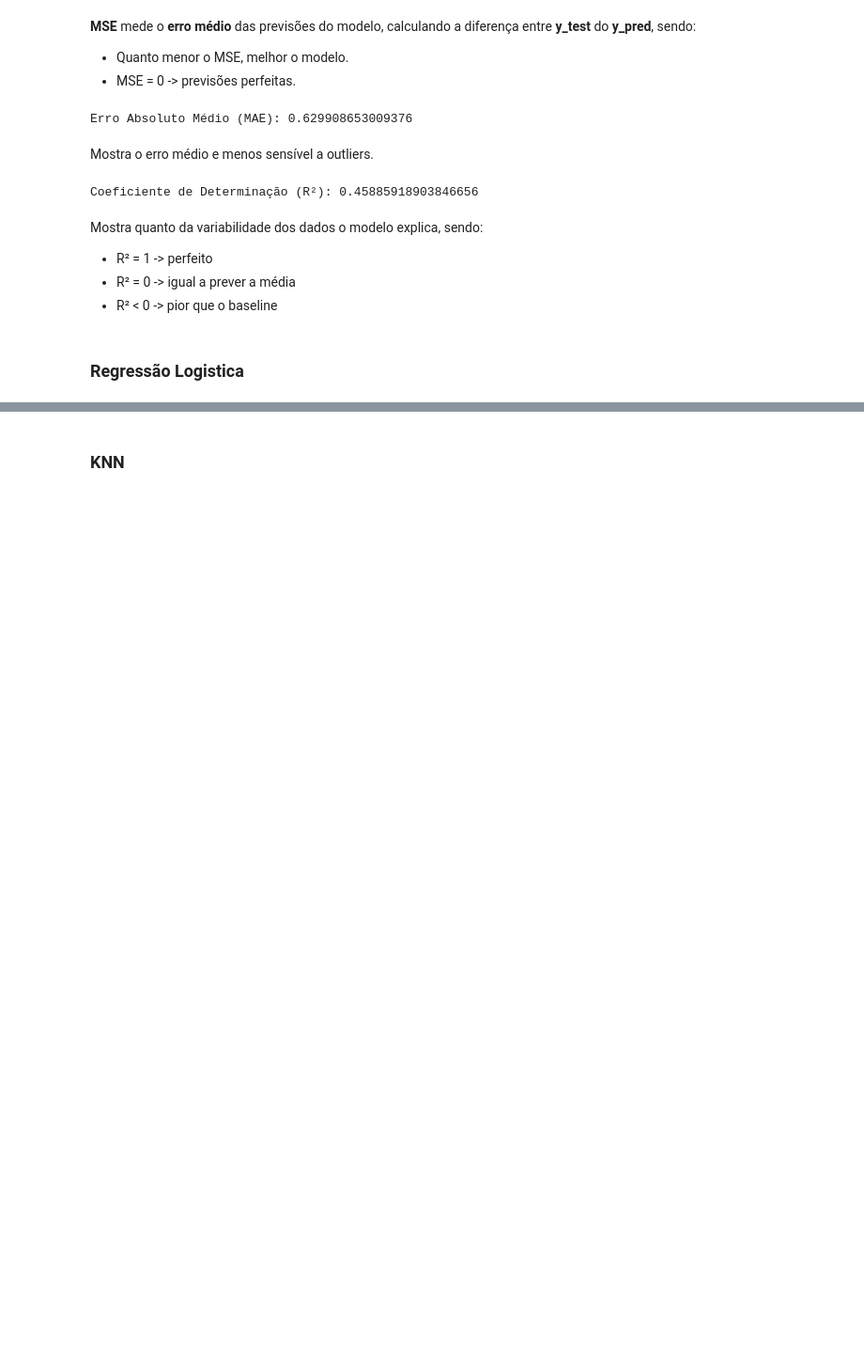
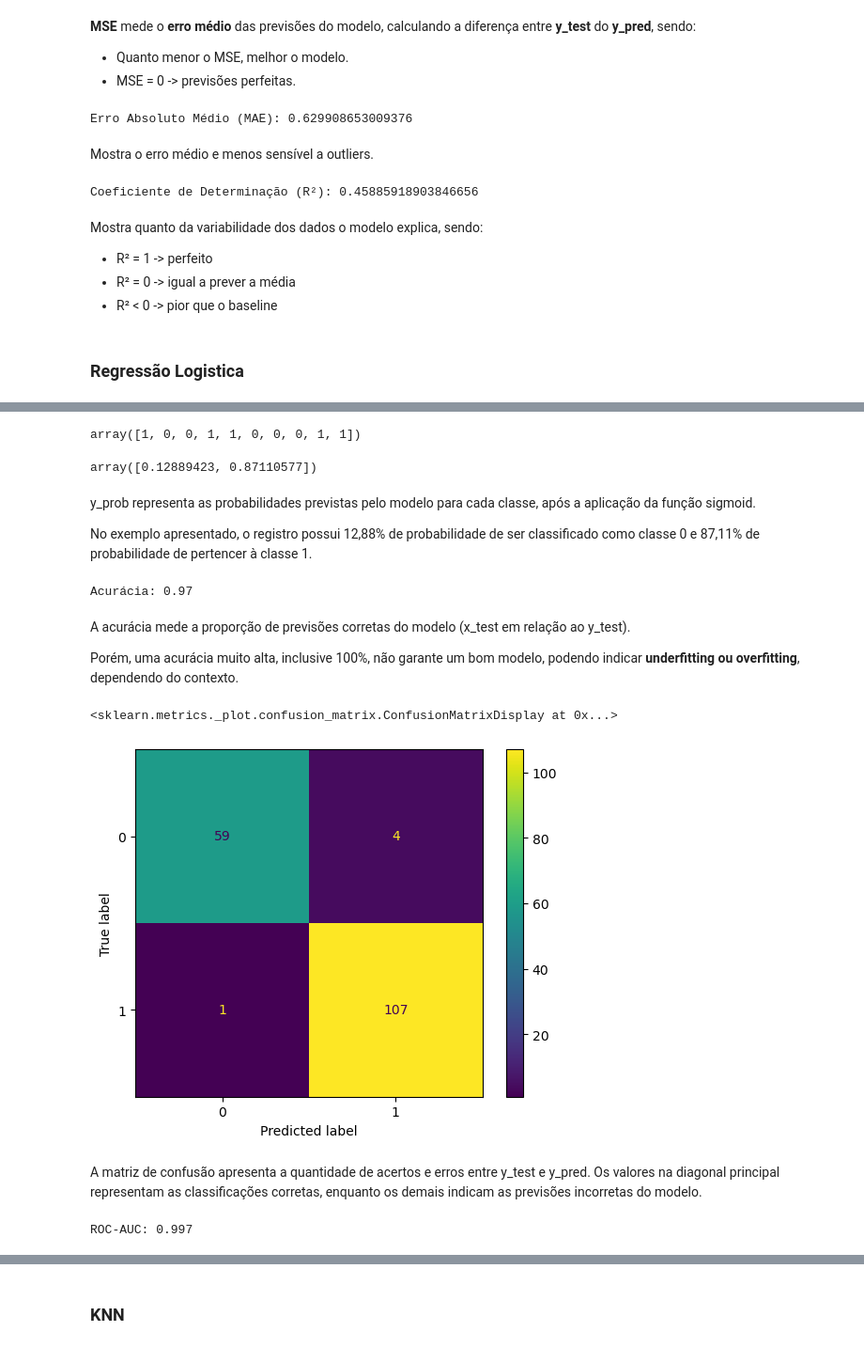
Before and after one commit to igoorferraz23/FundamentosMachineLearning, a Jupyter notebook: 02_modelos_supervisionados.ipynb, the cells around one changed output, grey strips where cells are left out. Shown at 94% size. Drawn from its saved outputs; the diff is of its cells as text; code cells hidden in the pictures; blank space fills up the shorter version.

Commit message:
feat: analise de regrassão logistica e knn

```diff
--- a/02_modelos_supervisionados.ipynb
+++ b/02_modelos_supervisionados.ipynb
@@ -179,0 +188,24 @@ pass
+# %%
+""" Obter o conjunto de dados """
+
+from sklearn.datasets import load_breast_cancer
+
+data = load_breast_cancer()
+
+X = data.data      # variáveis de entrada
+y = data.target    # classes (0 ou 1)
+# %%
+""" Separar o conjunto em treinamento e teste """
+
+from sklearn.model_selection import train_test_split
+
+X_train, X_test, y_train, y_test = train_test_split(
+    X, y, test_size=0.3, random_state=42
+)
+# %%
+""" Treinar o modelo """
+
+from sklearn.linear_model import LogisticRegression
+
+model = LogisticRegression(max_iter=1000)
+model.fit(X_train, y_train)
@@ -179,0 +221,45 @@ pass
+# %%
+""" Prever as classes para os dados de teste """
+
+y_pred = model.predict(X_test)
+y_pred[:10]
+# %% [output]
+array([1, 0, 0, 1, 1, 0, 0, 0, 1, 1])
+# %%
+""" Prever as probabilidades para os dados de teste """
+
+y_prob = model.predict_proba(X_test)
+y_prob[0]
+# %% [output]
+array([0.12889423, 0.87110577])
+# %% [markdown]
+y_prob representa as probabilidades previstas pelo modelo para cada classe, após a aplicação da função sigmoid.
+
+No exemplo apresentado, o registro possui 12,88% de probabilidade de ser classificado como classe 0 e 87,11% de probabilidade de pertencer à classe 1.
+# %%
+from sklearn.metrics import accuracy_score
+
+accuracy = accuracy_score(y_test, y_pred)
+print(f"Acurácia: {accuracy:.2f}")
+# %% [output]
+Acurácia: 0.97
+# %% [markdown]
+A acurácia mede a proporção de previsões corretas do modelo (x_test em relação ao y_test).
+
+Porém, uma acurácia muito alta, inclusive 100%, não garante um bom modelo, podendo indicar **underfitting ou overfitting**, dependendo do contexto.
+# %%
+from sklearn.metrics import ConfusionMatrixDisplay
+
+ConfusionMatrixDisplay.from_predictions(y_test, y_pred)
+# %% [output]
+<sklearn.metrics._plot.confusion_matrix.ConfusionMatrixDisplay at 0x...>
+[figure, added]
+# %% [markdown]
+A matriz de confusão apresenta a quantidade de acertos e erros entre y_test e y_pred. Os valores na diagonal principal representam as classificações corretas, enquanto os demais indicam as previsões incorretas do modelo.
+# %%
+from sklearn.metrics import roc_auc_score
+
+roc_auc = roc_auc_score(y_test, y_prob[:, 1])
+print(f"ROC-AUC: {roc_auc:.3f}")
+# %% [output]
+ROC-AUC: 0.997
```
Also changed, not shown: parts of 19 cells of this notebook, 2 other files.
